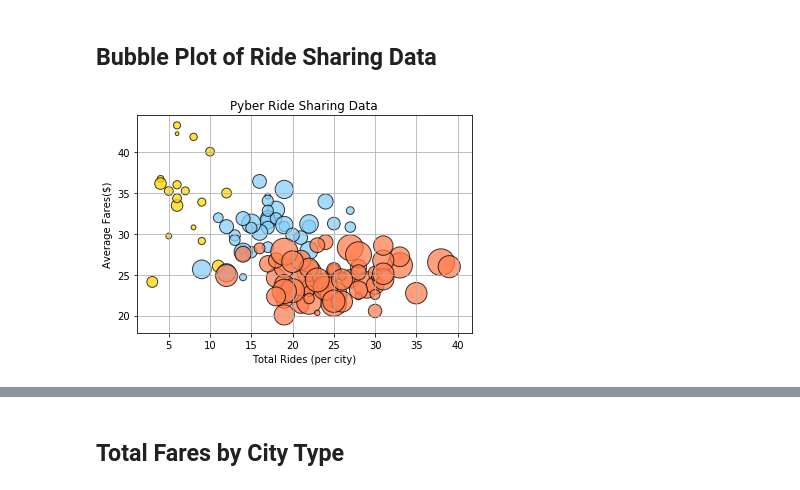
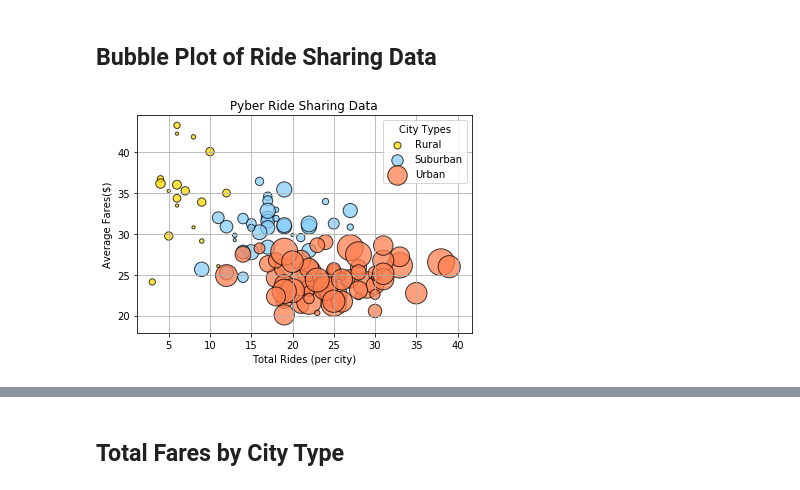
Before and after one commit to ericaleon/Matplotlib_HW, a Jupyter notebook: pyber_EL.ipynb, the cells around one changed output, grey strips where cells are left out. Saved outputs shown, nothing was run; the diff lists cells and outputs as text; code cells hidden in the pictures.

```diff
--- a/pyber_EL.ipynb
+++ b/pyber_EL.ipynb
@@ -45,7 +45,7 @@ all_data.sample(7)
 ## Bubble Plot of Ride Sharing Data
 # %%
 # Create reduced dataframe with index set to city type
-data_bubble = all_data[['type','city','ride_id','fare']].set_index('type')
+data_bubble = all_data.set_index('type')
 
 
 # Obtain the x (rides per city) coordinates for each of the three city types
@@ -80,53 +80,63 @@ fare_urb_grp = fare_urb.groupby('city').mean()
 # fare_urb_grp
 
 # Set up driver count
-drv_count = city_data[['city','driver_count']]
-drv_count = drv_count.set_index('city')
+drv_count = city_data[['type','city','driver_count']]
+drv_count = drv_count.set_index('type')
 
+drv_count_rur = drv_count.loc['Rural',['city','driver_count']]
+
+drv_count_sub = drv_count.loc['Suburban',['city','driver_count']]
+
+drv_count_urb = drv_count.loc['Urban',['city','driver_count']]
 
 
 # Build scatter plot for Rural Cities
 plt.scatter(rides_rur_grp,
             fare_rur_grp,
-            s = drv_count*2,
+            s = 10*drv_count_rur['driver_count'],
             marker = 'o',
             c = 'gold',
             edgecolors = 'black',
-            alpha = 0.75
+            alpha = 0.75,
+            label = 'Rural'
            )
 
 # Build scatter plot for Suburban Cities
 plt.scatter(rides_sub_grp,
             fare_sub_grp,
-            s = drv_count*5,
+            s = 10*drv_count_sub['driver_count'],
             marker = 'o',
             c = 'lightskyblue',
             edgecolors = 'black',
-            alpha = 0.75
+            alpha = 0.75,
+            label = 'Suburban'
            )
 
 # Build scatter plot for Urban Cities
 plt.scatter(rides_urb_grp,
             fare_urb_grp,
-            s = drv_count*10,
+            s = 10*drv_count_urb['driver_count'],
             marker = 'o',
             c = 'coral',
             edgecolors = 'black',
-            alpha = 0.75
+            alpha = 0.75,
+            label = 'Urban'
            )
 
 
 # Incorporate the other graph properties
 plt.grid(True)
+plt.legend(loc = 'upper right', title = "City Types")
 plt.title("Pyber Ride Sharing Data")
 plt.xlabel("Total Rides (per city)")
 plt.ylabel("Average Fares($)")
 
 # Incorporate a text label regarding circle size
 
+
 plt.show()
 
 # # Save Figure
 # plt.savefig("Images/Bubble_RideSharingData.png")
 # %% [output]
-[figure, old version]
+[figure, new version]
```
Also changed, not shown: parts of 3 cells of this notebook.
